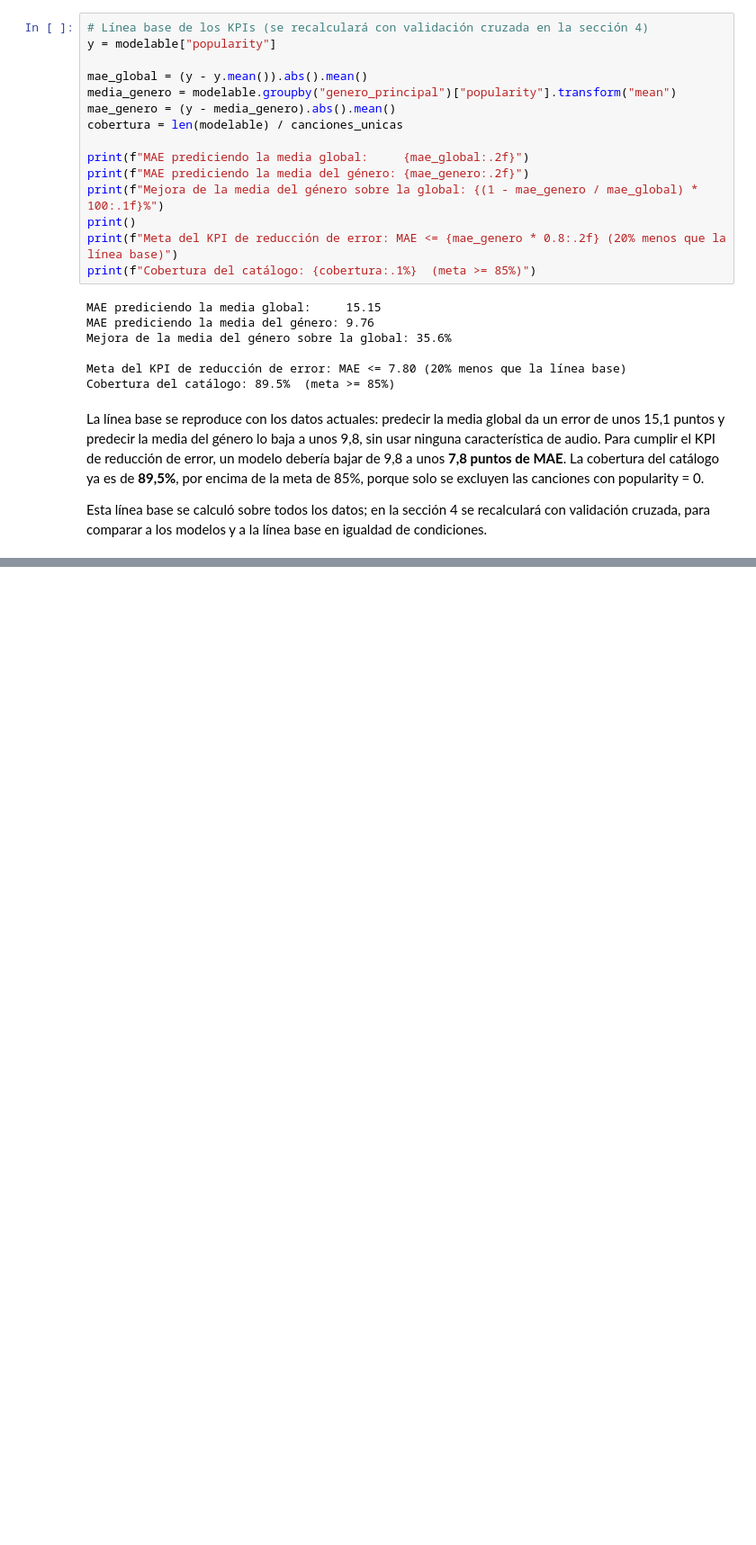
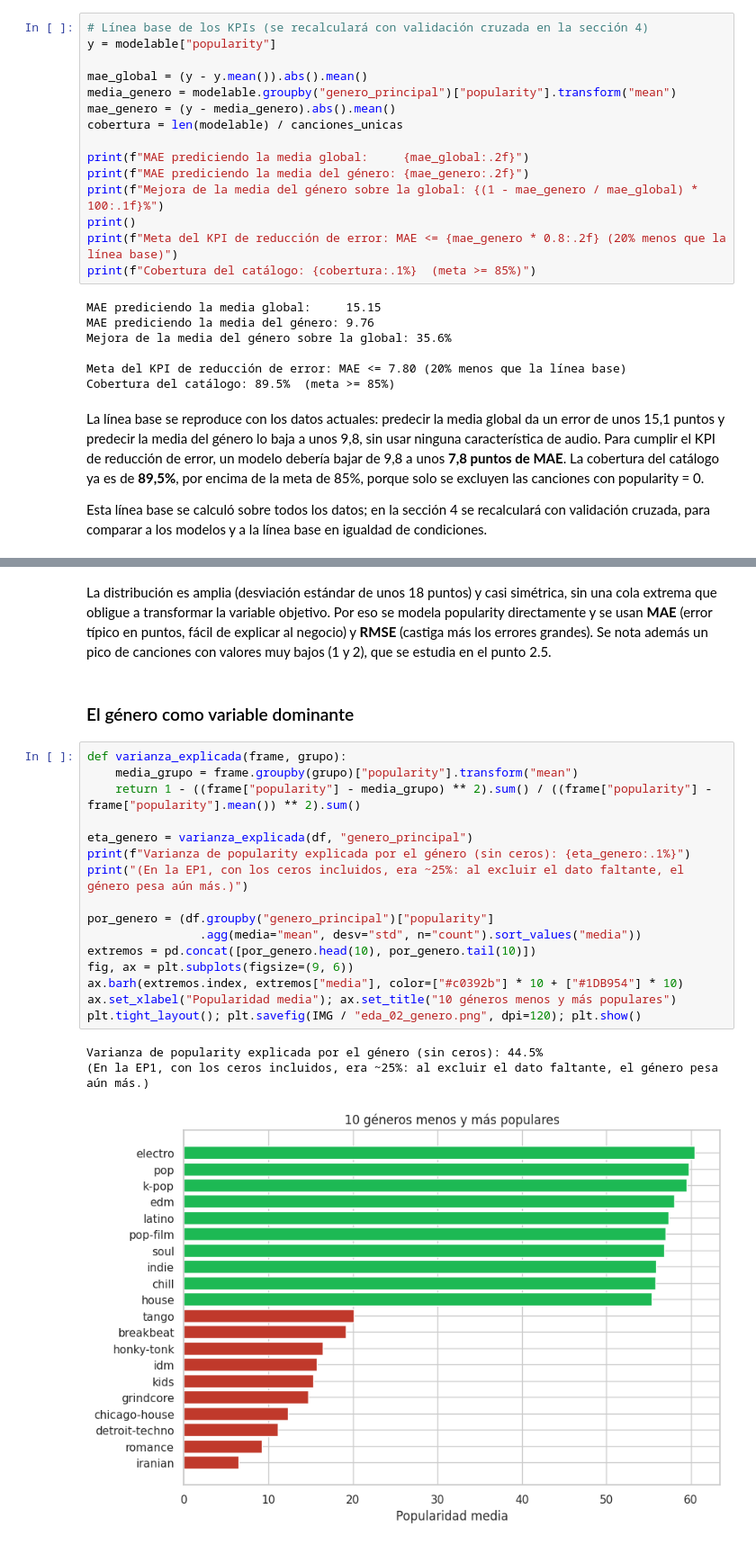
Before and after one commit to JeanBiza/ep-ml-spotify, a Jupyter notebook: notebook/EP2_ML.ipynb, the cells around one changed output, grey strips where cells are left out. Shown at 90% size. Saved outputs shown, nothing was run; the diff lists cells and outputs as text; blank space fills up the shorter version.

Commit message:
feat: Ep2 - Segundo EDA, preparacion y transformacion de datos

```diff
--- a/notebook/EP2_ML.ipynb
+++ b/notebook/EP2_ML.ipynb
@@ -282,0 +328,24 @@ validación cruzada, para comparar a los modelos y a la línea base en igualdad
+# %% [markdown]
+La distribución es amplia (desviación estándar de unos 18 puntos) y casi simétrica, sin una cola extrema que obligue a transformar la variable objetivo. Por eso se modela popularity directamente y se usan **MAE** (error típico en puntos, fácil de explicar al negocio) y **RMSE** (castiga más los errores grandes). Se nota además un pico de canciones con valores muy bajos (1 y 2), que se estudia en el punto 2.5.
+# %% [markdown]
+### El género como variable dominante
+# %%
+def varianza_explicada(frame, grupo):
+    media_grupo = frame.groupby(grupo)["popularity"].transform("mean")
+    return 1 - ((frame["popularity"] - media_grupo) ** 2).sum() / ((frame["popularity"] - frame["popularity"].mean()) ** 2).sum()
+
+eta_genero = varianza_explicada(df, "genero_principal")
+print(f"Varianza de popularity explicada por el género (sin ceros): {eta_genero:.1%}")
+print("(En la EP1, con los ceros incluidos, era ~25%: al excluir el dato faltante, el género pesa aún más.)")
+
+por_genero = (df.groupby("genero_principal")["popularity"]
+                .agg(media="mean", desv="std", n="count").sort_values("media"))
+extremos = pd.concat([por_genero.head(10), por_genero.tail(10)])
+fig, ax = plt.subplots(figsize=(9, 6))
+ax.barh(extremos.index, extremos["media"], color=["#c0392b"] * 10 + ["#1DB954"] * 10)
+ax.set_xlabel("Popularidad media"); ax.set_title("10 géneros menos y más populares")
+plt.tight_layout(); plt.savefig(IMG / "eda_02_genero.png", dpi=120); plt.show()
+# %% [output]
+Varianza de popularity explicada por el género (sin ceros): 44.5%
+(En la EP1, con los ceros incluidos, era ~25%: al excluir el dato faltante, el género pesa aún más.)
+[figure, added]
```
Also changed, not shown: parts of 33 cells of this notebook.
